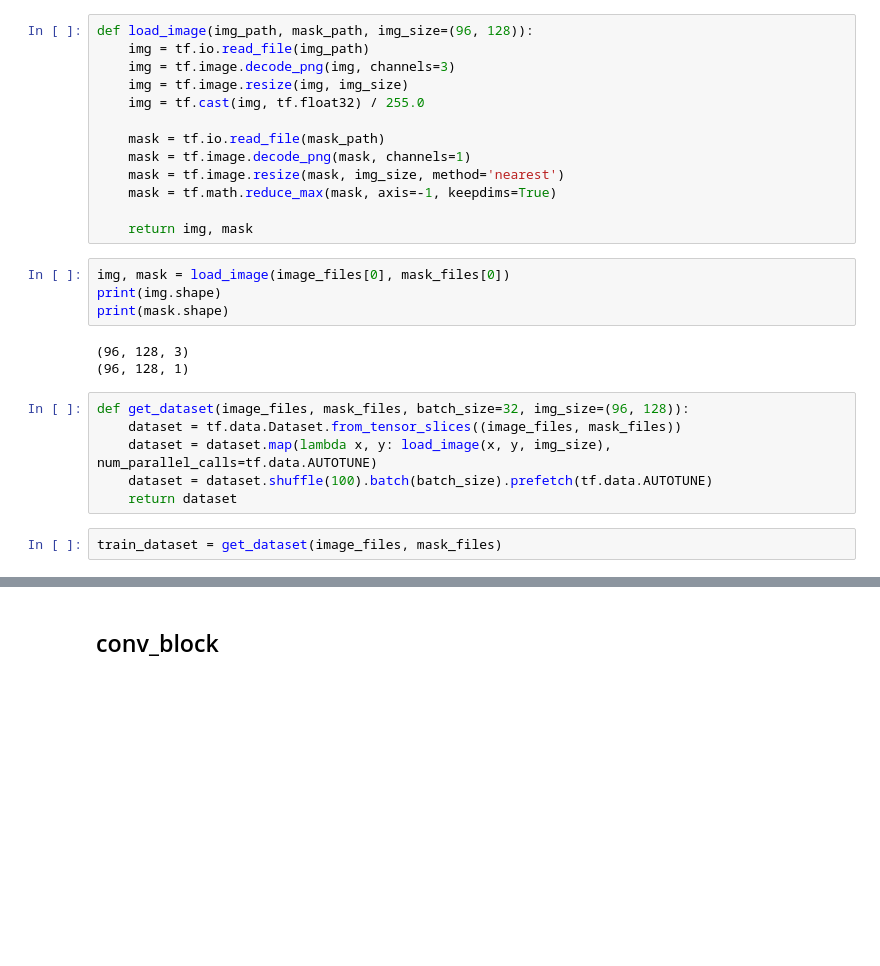
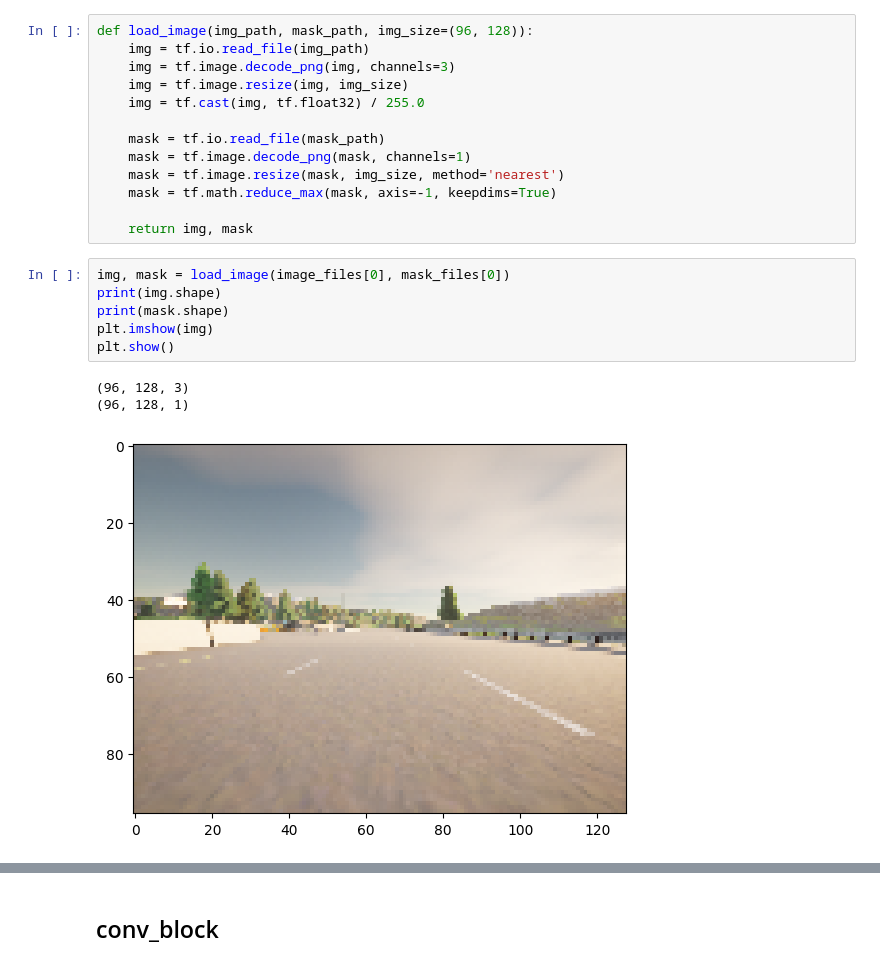
Before and after one commit to nabeelshan78/pixelsense-ai-segmentation, a Jupyter notebook: notebook.ipynb, the cells around one changed output, grey strips where cells are left out. Cells and saved outputs as stored; diff of their text form; blank space fills up the shorter version.

```diff
--- a/notebook.ipynb
+++ b/notebook.ipynb
@@ -60,15 +62,10 @@ def load_image(img_path, mask_path, img_size=(96, 128)):
 # %%
 img, mask = load_image(image_files[0], mask_files[0])
 print(img.shape)
 print(mask.shape)
+plt.imshow(img)
+plt.show()
 # %% [output]
 (96, 128, 3)
 (96, 128, 1)
+[figure, added]
-# %%
-def get_dataset(image_files, mask_files, batch_size=32, img_size=(96, 128)):
-    dataset = tf.data.Dataset.from_tensor_slices((image_files, mask_files))
-    dataset = dataset.map(lambda x, y: load_image(x, y, img_size), num_parallel_calls=tf.data.AUTOTUNE)
-    dataset = dataset.shuffle(100).batch(batch_size).prefetch(tf.data.AUTOTUNE)
-    return dataset
-# %%
-train_dataset = get_dataset(image_files, mask_files)
```
Also changed, not shown: parts of 47 cells of this notebook, 4 other files.
